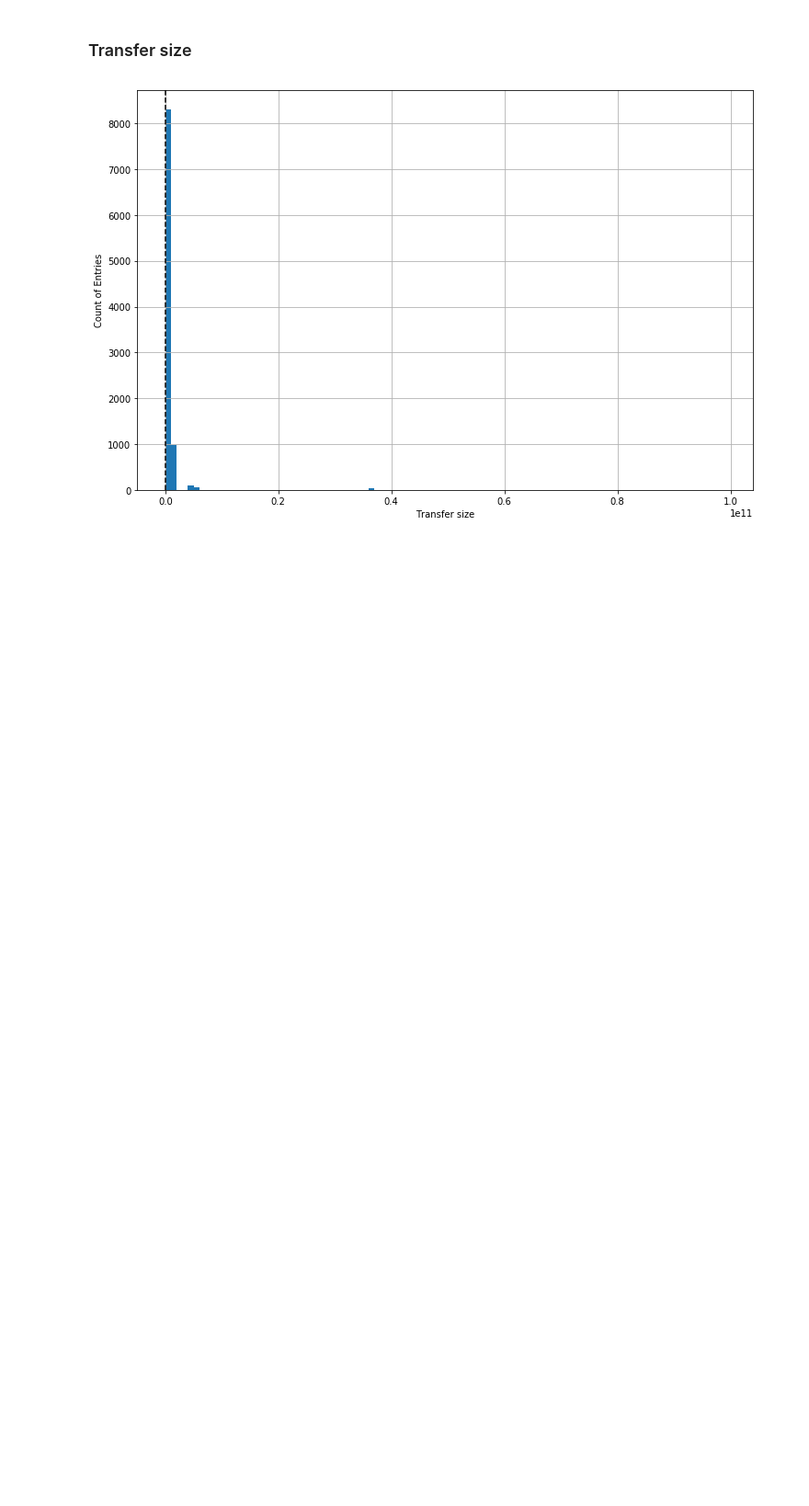
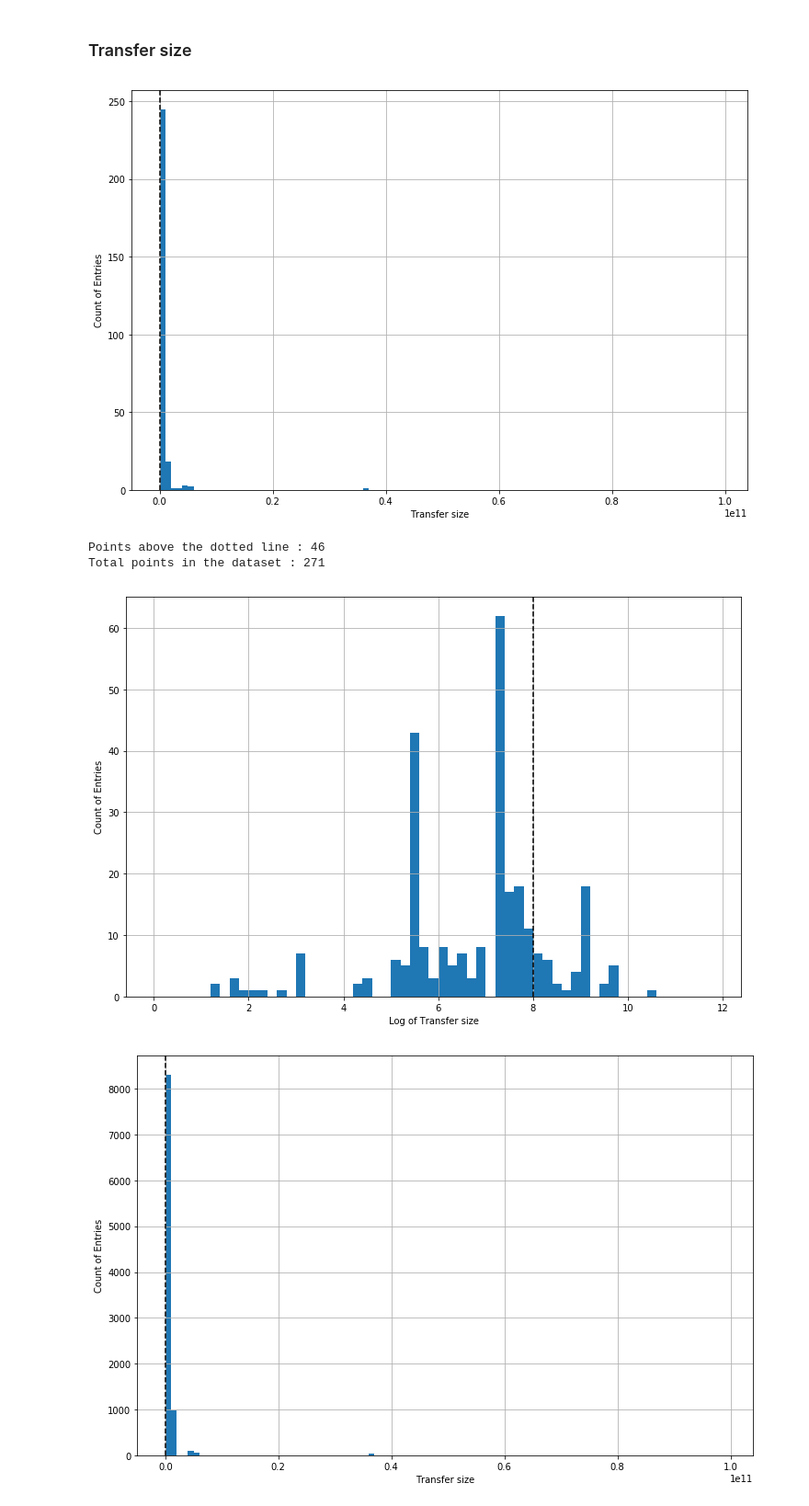
Before and after one commit to AdwaitB/greco-notes, a Jupyter notebook: infra/Analysis_full.ipynb, the cells around one changed output. Shown at 92% size. Saved outputs shown, nothing was run; the diff lists cells and outputs as text; code cells hidden in the pictures; blank space fills up the shorter version.

```diff
--- a/infra/Analysis_full.ipynb
+++ b/infra/Analysis_full.ipynb
@@ -248,6 +253,13 @@ def plot_hist(cut, temp, bins, name):
     plot(plt, "Log of " + name)
 # %% [markdown]
 ### Transfer size
+# %%
+plot_hist(8, np.unique(data_mts[1]), [[0, 10**11, 10**9], [0, 12, 0.2]], "Transfer size")
+# %% [output]
+[figure, added]
+Points above the dotted line : 46
+Total points in the dataset : 271
+[figure, added]
 # %%
 plot_hist(8, data_mts[1], [[0, 10**11, 10**9], [0, 12, 0.2]], "Transfer size")
 # %% [output]
```
Also changed, not shown: parts of 28 cells of this notebook.
